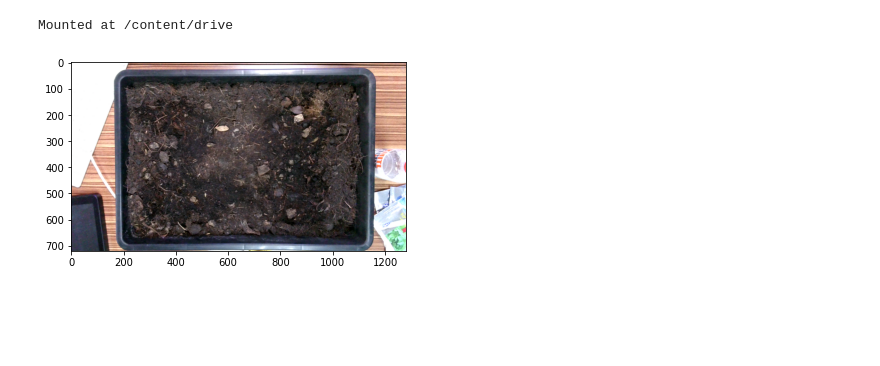
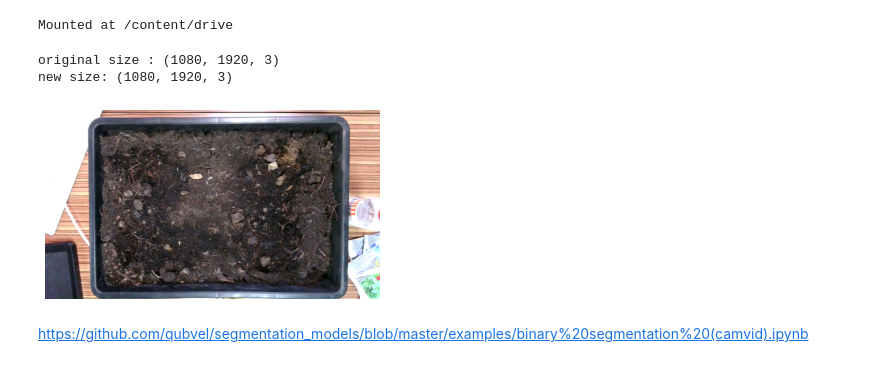
Before and after one commit to BearKS/Robotic-weed-control-system, a Jupyter notebook: Weed_Detection.ipynb, the cells around one changed output. Drawn from its saved outputs; the diff is of its cells as text; code cells hidden in the pictures; blank space fills up the shorter version.

Commit message:
Test  segmentation_models

```diff
--- a/Weed_Detection.ipynb
+++ b/Weed_Detection.ipynb
@@ -11,13 +12,23 @@ from matplotlib import pyplot as plt
 # %%
-img = cv.imread('/content/drive/MyDrive/Colab Notebooks/Photo/RWSIP_20220829_153619.png')
-img_rgb = cv.cvtColor(img, cv.COLOR_BGR2RGB)
-
+img = cv2.imread('/content/drive/MyDrive/Research ref/CE Project 65 RWCSIP/Project 1 65/Photo/01โหระพา/RWSIP_20220829_160321.png')
+img_rgb = cv2.cvtColor(img, cv2.COLOR_BGR2RGB)
+print('original size :',img_rgb.shape)
 
 dim = (1920, 1080)
+
 #resize IMG
-resized = cv.resize(img_rgb,dim)
+resized = cv2.resize(img_rgb,dim)
+print('new size:',resized.shape)
+# %% [output]
+original size : (1080, 1920, 3)
+new size: (1080, 1920, 3)
-# %%
-plt.imshow(resized)
-plt.show()
-# %% [output]
-[figure, removed]
+# %%
+#hide axis and border
+plt.axis('off')
+plt.savefig('image.png', bbox_inches='tight', pad_inches=0)
+plt.imshow(resized)
+plt.show()
+# %% [output]
+[figure, added]
+# %% [markdown]
+https://github.com/qubvel/segmentation_models/blob/master/examples/binary%20segmentation%20(camvid).ipynb
```
Also changed, not shown: parts of 27 cells of this notebook.
